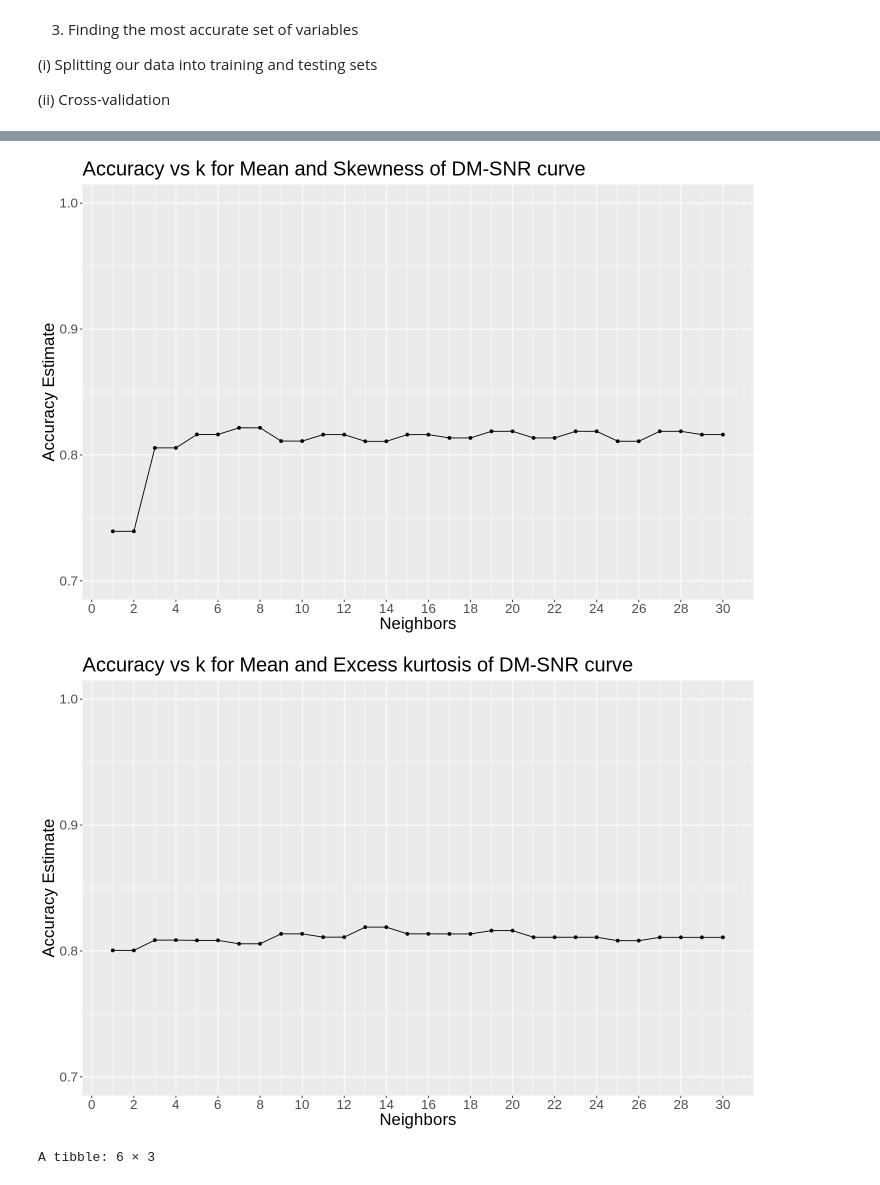
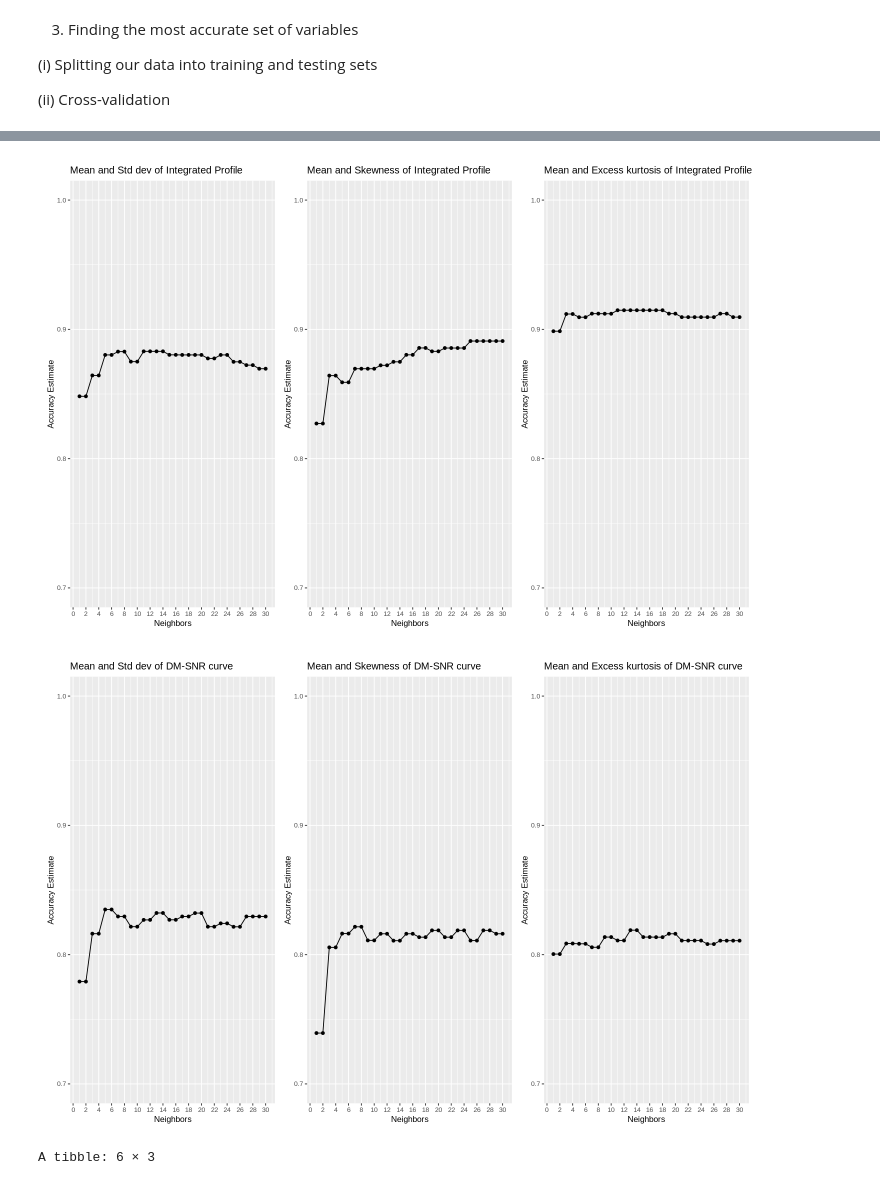
Before and after one commit to kseniak1/DSCI100-Project, a Jupyter notebook: Avishka_notebook.ipynb, the cells around one changed output, grey strips where cells are left out. Cells and saved outputs as stored; diff of their text form; code cells hidden in the pictures.

Commit message:
edited_graphs

```diff
--- a/Avishka_notebook.ipynb
+++ b/Avishka_notebook.ipynb
@@ -262,6 +273,5 @@ ip_plot_3 <- ggplot(knn_ip_results_3, aes(x = neighbors, y = mean)) +
        scale_x_continuous(breaks = seq(0, 30, by = 2)) +
        scale_y_continuous(limits = c(0.7, 1.0)) +
        labs(x = "Neighbors", y = "Accuracy Estimate") +
-       ggtitle("Accuracy vs k for Mean and Excess kurtosis of Integrated Profile") +
-       theme(text = element_text(size = 20))
-ip_plot_3
+       ggtitle("Mean and Excess kurtosis of Integrated Profile") +
+       theme(text = element_text(size = 10))
@@ -293,6 +301,5 @@ dm_plot_1 <- ggplot(knn_dm_results_1, aes(x = neighbors, y = mean)) +
        scale_x_continuous(breaks = seq(0, 30, by = 2)) +
        scale_y_continuous(limits = c(0.7, 1.0)) +
        labs(x = "Neighbors", y = "Accuracy Estimate") +
-       ggtitle("Accuracy vs k for Mean and Standard deviation of DM-SNR curve") +
-       theme(text = element_text(size = 20))
-dm_plot_1
+       ggtitle("Mean and Std dev of DM-SNR curve") +
+       theme(text = element_text(size = 10))
@@ -324,11 +329,8 @@ dm_plot_2 <- ggplot(knn_dm_results_2, aes(x = neighbors, y = mean)) +
        scale_x_continuous(breaks = seq(0, 30, by = 2)) +
        scale_y_continuous(limits = c(0.7, 1.0)) +
        labs(x = "Neighbors", y = "Accuracy Estimate") +
-       ggtitle("Accuracy vs k for Mean and Skewness of DM-SNR curve") +
-       theme(text = element_text(size = 20))
-dm_plot_2
+       ggtitle("Mean and Skewness of DM-SNR curve") +
+       theme(text = element_text(size = 10))
-# %% [output]
-[figure, removed]
 # %%
 #Accuracy vs k plot for Mean and Excess kurtosis of DM-SNR curve"
 
@@ -355,11 +357,14 @@ dm_plot_3 <- ggplot(knn_dm_results_3, aes(x = neighbors, y = mean)) +
        scale_x_continuous(breaks = seq(0, 30, by = 2)) +
        scale_y_continuous(limits = c(0.7, 1.0)) +
        labs(x = "Neighbors", y = "Accuracy Estimate") +
-       ggtitle("Accuracy vs k for Mean and Excess kurtosis of DM-SNR curve") +
-       theme(text = element_text(size = 20))
-dm_plot_3
+       ggtitle("Mean and Excess kurtosis of DM-SNR curve") +
+       theme(text = element_text(size = 10))
-# %% [output]
-[figure, removed]
+# %%
+ip_plot_1 + ip_plot_2 + ip_plot_3
+dm_plot_1 + dm_plot_2 + dm_plot_3
+# %% [output]
+[figure, added]
+[figure, added]
 # %%
 #Choosing the best variable pair
 
```
Also changed, not shown: parts of 9 cells of this notebook.
